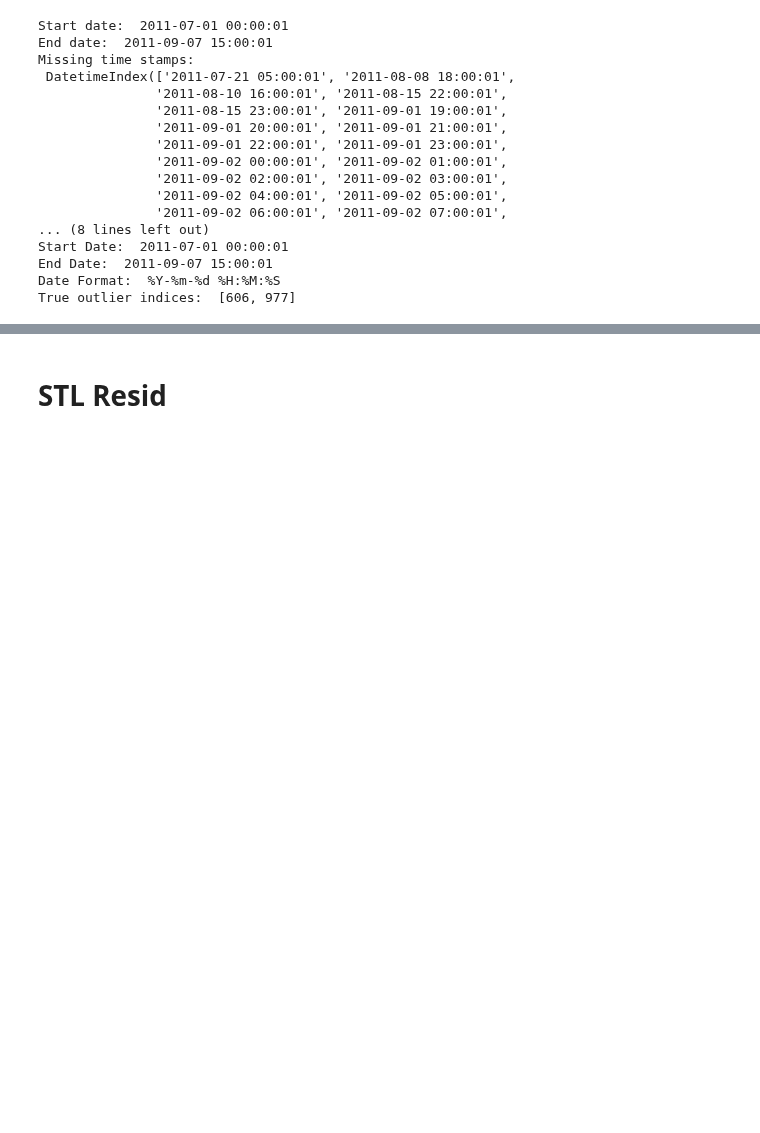
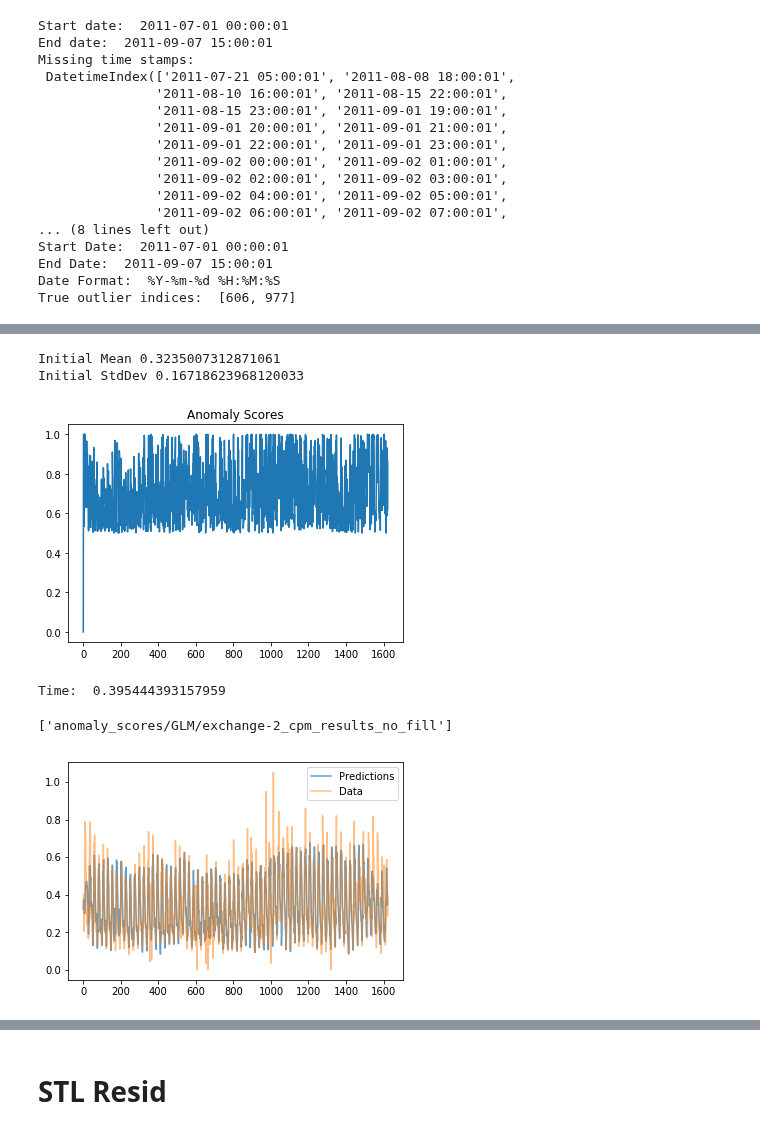
Before and after one commit to dn3kmc/adclasses, a Jupyter notebook: Dataset exchange-2_cpm_results (no fill).ipynb, the cells around one changed output, grey strips where cells are left out. Saved outputs shown, nothing was run; the diff lists cells and outputs as text; code cells hidden in the pictures; blank space fills up the shorter version.

```diff
--- a/Dataset exchange-2_cpm_results (no fill).ipynb
+++ b/Dataset exchange-2_cpm_results (no fill).ipynb
@@ -60,0 +61,25 @@ True outlier indices:  [606, 977]
+# %%
+# optimize
+etas = [.5,1]
+lambdas = [.99, .999, .9999]
+
+opt_dict = {}
+
+for eta in etas:
+    for lambda_ in lambdas:
+
+        mse = ad.glm(gaussian_window_size=gaussian_window_size,
+                     family='gaussian',
+                     eta=eta,
+                     lambda_=lambda_)["MSE"]
+
+        print("eta: ", eta)
+        print("lambda: ", lambda_)
+        print("MSE: ",mse)
+
+        key_str = "eta " + str(eta) + " lambda " + str(lambda_)
+
+        opt_dict[key_str] = mse
+
+best_params = min(opt_dict, key=opt_dict.get)
+print("\nbest params: ", best_params)
@@ -60,0 +119,15 @@ True outlier indices:  [606, 977]
+# %%
+save_path = "anomaly_scores/GLM/" + dataset_name+ "_no_fill"
+output_dict = ad.glm(gaussian_window_size=gaussian_window_size, family='gaussian',
+                     eta=int(best_params[4:6]),
+                     lambda_=float(best_params[14:]),
+                     plot_anomaly_scores=True, plot_forecast=True)
+print("Time: ", output_dict["Time"])
+joblib.dump(output_dict, save_path)
+# %% [output]
+Initial Mean 0.3235007312871061
+Initial StdDev 0.16718623968120033
+[figure, added]
+Time:  0.395444393157959
+['anomaly_scores/GLM/exchange-2_cpm_results_no_fill']
+[figure, added]
```
Also changed, not shown: parts of 9 cells of this notebook, 38 other files.
